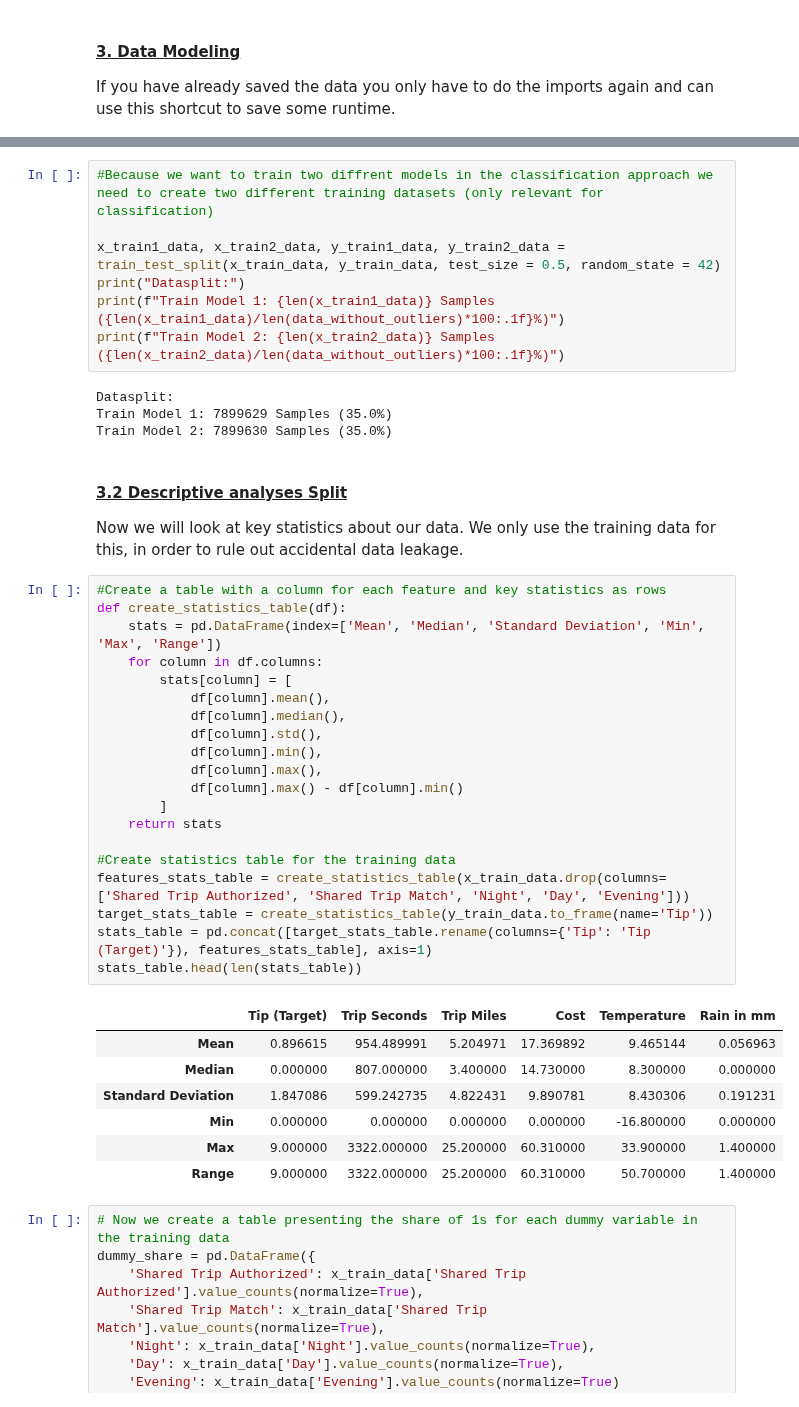
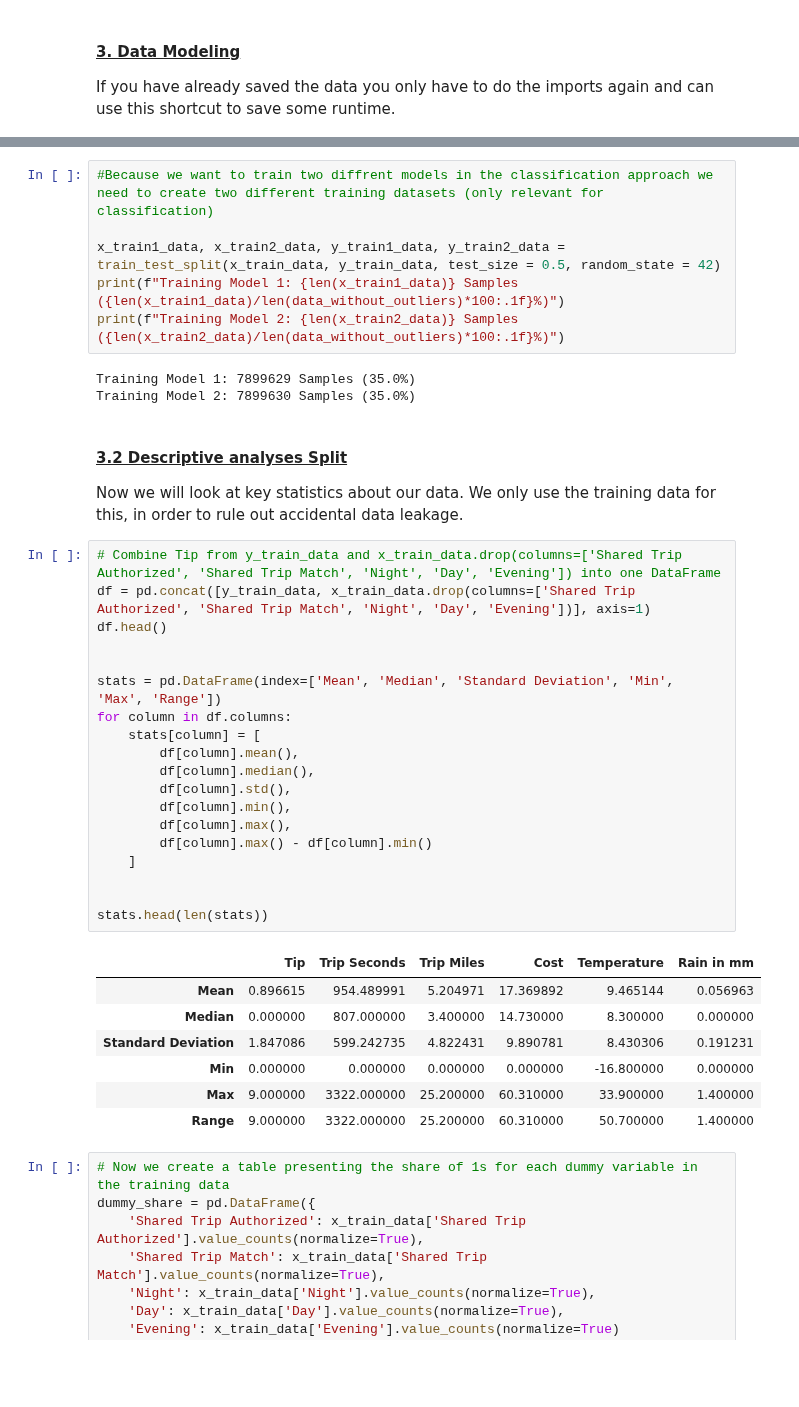
Before and after one commit to mrennefo/DSML-Project, a Jupyter notebook: DSML-Project.ipynb, the cells around one changed output, grey strips where cells are left out. Drawn from its saved outputs; the diff is of its cells as text; blank space fills up the shorter version.

```diff
--- a/DSML-Project.ipynb
+++ b/DSML-Project.ipynb
@@ -202,38 +300,35 @@ Datasplit:
 #Because we want to train two diffrent models in the classification approach we need to create two different training datasets (only relevant for classification)
 
 x_train1_data, x_train2_data, y_train1_data, y_train2_data = train_test_split(x_train_data, y_train_data, test_size = 0.5, random_state = 42)
-print("Datasplit:")
-print(f"Train Model 1: {len(x_train1_data)} Samples ({len(x_train1_data)/len(data_without_outliers)*100:.1f}%)")
-print(f"Train Model 2: {len(x_train2_data)} Samples ({len(x_train2_data)/len(data_without_outliers)*100:.1f}%)")
+print(f"Training Model 1: {len(x_train1_data)} Samples ({len(x_train1_data)/len(data_without_outliers)*100:.1f}%)")
+print(f"Training Model 2: {len(x_train2_data)} Samples ({len(x_train2_data)/len(data_without_outliers)*100:.1f}%)")
 # %% [output]
-Datasplit:
-Train Model 1: 7899629 Samples (35.0%)
-Train Model 2: 7899630 Samples (35.0%)
+Training Model 1: 7899629 Samples (35.0%)
+Training Model 2: 7899630 Samples (35.0%)
 # %% [markdown]
 <h4 style="text-decoration: underline;">3.2 Descriptive analyses Split</h4>
 Now we will look at key statistics about our data. We only use the training data for this, in order to rule out accidental data leakage.
 # %%
-#Create a table with a column for each feature and key statistics as rows
-def create_statistics_table(df):
-    stats = pd.DataFrame(index=['Mean', 'Median', 'Standard Deviation', 'Min', 'Max', 'Range'])
-    for column in df.columns:
-        stats[column] = [
-            df[column].mean(),
-            df[column].median(),
-            df[column].std(),
-            df[column].min(),
-            df[column].max(),
-            df[column].max() - df[column].min()
-        ]
-    return stats
+# Combine Tip from y_train_data and x_train_data.drop(columns=['Shared Trip Authorized', 'Shared Trip Match', 'Night', 'Day', 'Evening']) into one DataFrame
+df = pd.concat([y_train_data, x_train_data.drop(columns=['Shared Trip Authorized', 'Shared Trip Match', 'Night', 'Day', 'Evening'])], axis=1)
+df.head()
 
-#Create statistics table for the training data
-features_stats_table = create_statistics_table(x_train_data.drop(columns=['Shared Trip Authorized', 'Shared Trip Match', 'Night', 'Day', 'Evening']))
-target_stats_table = create_statistics_table(y_train_data.to_frame(name='Tip'))
-stats_table = pd.concat([target_stats_table.rename(columns={'Tip': 'Tip (Target)'}), features_stats_table], axis=1)
-stats_table.head(len(stats_table))
+
+stats = pd.DataFrame(index=['Mean', 'Median', 'Standard Deviation', 'Min', 'Max', 'Range'])
+for column in df.columns:
+    stats[column] = [
+        df[column].mean(),
+        df[column].median(),
+        df[column].std(),
+        df[column].min(),
+        df[column].max(),
+        df[column].max() - df[column].min()
+    ]
+
+
+stats.head(len(stats))
 # %% [output]
-|  | Tip (Target) | Trip Seconds | Trip Miles | Cost | Temperature | Rain in mm |
+|  | Tip | Trip Seconds | Trip Miles | Cost | Temperature | Rain in mm |
 | Mean | 0.896615 | 954.489991 | 5.204971 | 17.369892 | 9.465144 | 0.056963 |
 | Median | 0.000000 | 807.000000 | 3.400000 | 14.730000 | 8.300000 | 0.000000 |
 | Standard Deviation | 1.847086 | 599.242735 | 4.822431 | 9.890781 | 8.430306 | 0.191231 |
```
Also changed, not shown: parts of 33 cells of this notebook.
